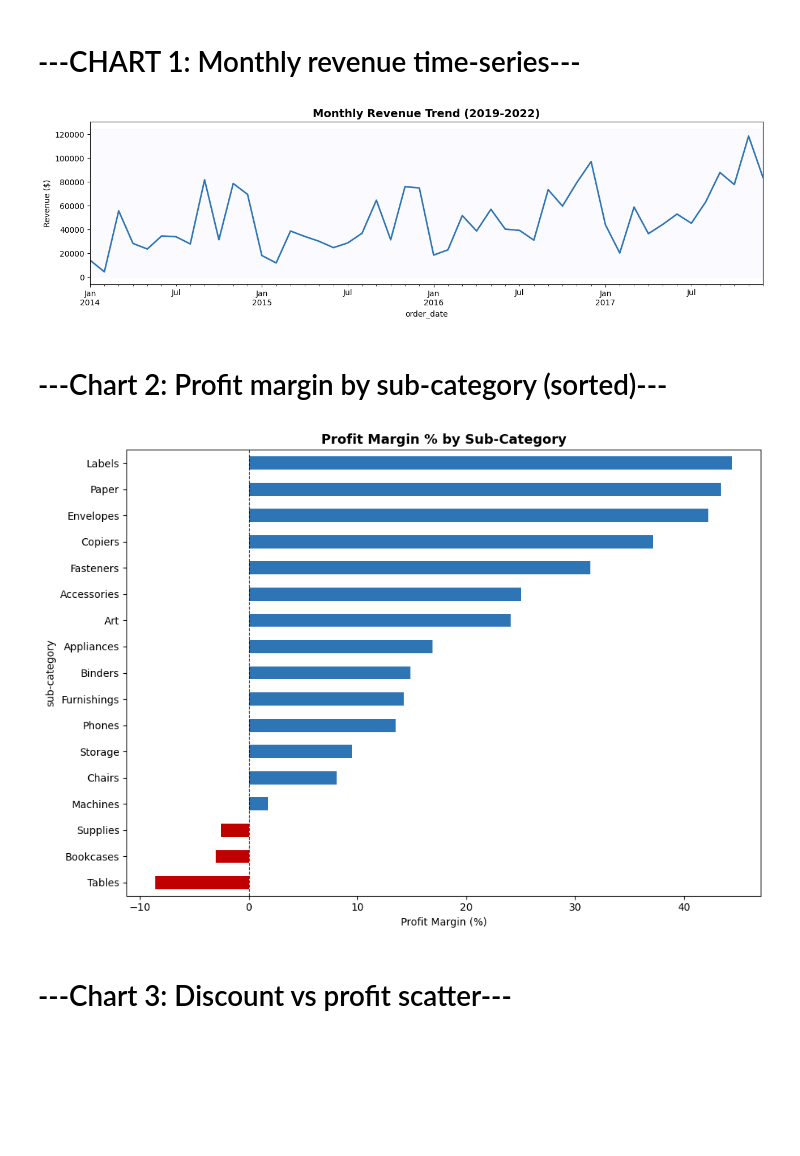
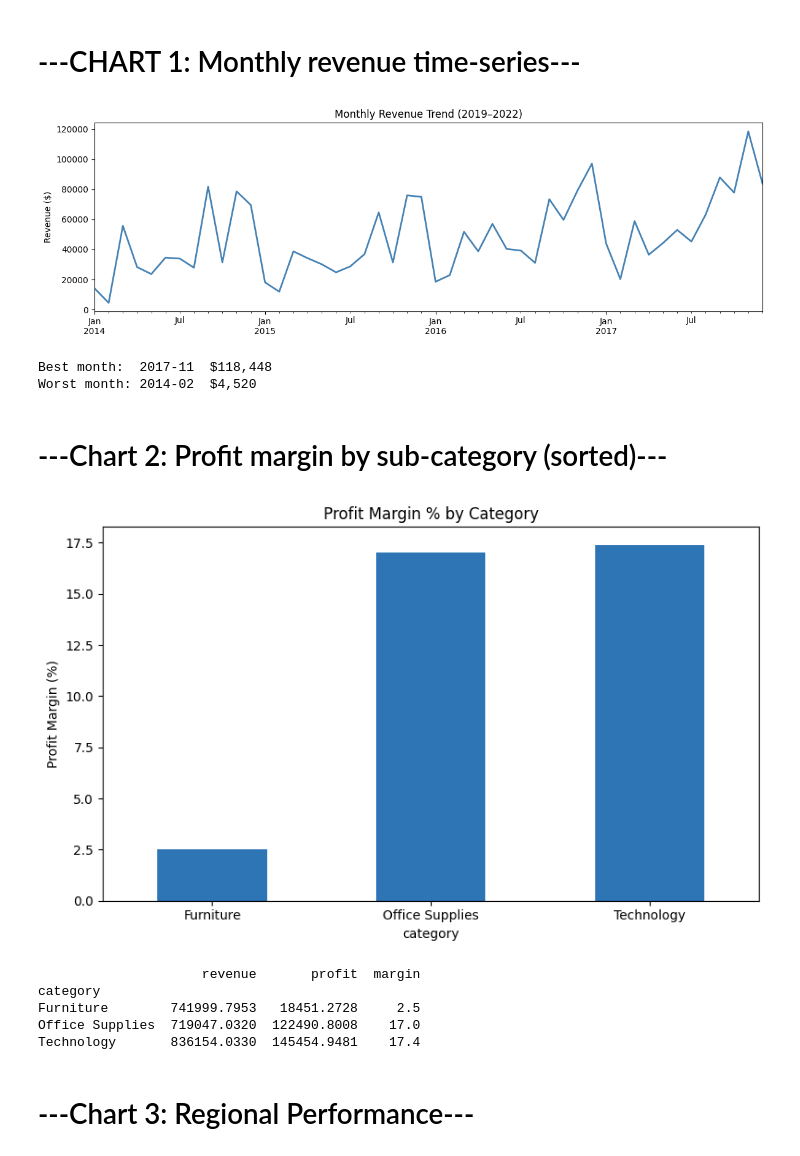
Before and after one commit to KrishLearnsPython/ecommerce-sales-dashboard, a Jupyter notebook: notebooks/01_eda_cleaning.ipynb, the cells around one changed output. Cells and saved outputs as stored; diff of their text form; code cells hidden in the pictures; blank space fills up the shorter version.

```diff
--- a/notebooks/01_eda_cleaning.ipynb
+++ b/notebooks/01_eda_cleaning.ipynb
@@ -2,7 +2,7 @@
 import pandas as pd
 from sqlalchemy import create_engine
 # %%
-df=pd.read_csv('/Users/krishgupta/Data Analyst/ecommerce-sales-dashboard/data/superstore.csv',encoding='latin1')
+df=pd.read_csv('data/superstore.csv',encoding='latin1')
 df.columns=df.columns.str.lower().str.replace(' ','_')
 df['order_date']=pd.to_datetime(df['order_date'])
 df['ship_date']=pd.to_datetime(df['ship_date'])
@@ -51,33 +51,48 @@ Matplotlib is building the font cache; this may take a moment.
 # ---CHART 1: Monthly revenue time-series---
 # %%
 monthly = df.groupby(df['order_date'].dt.to_period('M'))['sales'].sum()
-fig, ax= plt.subplots(figsize=(13,4))
-monthly.plot(ax=ax,color='#2E75B6',linewidth=2)
-ax.set_title('Monthly Revenue Trend (2019-2022)', fontsize=14, fontweight='bold')
-ax.set_ylabel('Revenue ($)')
-ax.axhspan(0, ax.get_ylim()[1], alpha=0.02, color='blue')
+
+plt.figure(figsize=(12, 4))
+monthly.plot(color='steelblue', linewidth=2)
+plt.ylabel('Revenue ($)')
+plt.xlabel('')
+plt.title('Monthly Revenue Trend (2019–2022)')
 plt.tight_layout()
-plt.savefig('/Users/krishgupta/Data Analyst/ecommerce-sales-dashboard/dashboard/screenshots/monthly_trend.png',dpi=150)
+plt.savefig('dashboard/screenshots/chart1_monthly_revenue.png', dpi=150)
 plt.show()
+
+print(f"Best month:  {monthly.idxmax()}  ${monthly.max():,.0f}")
+print(f"Worst month: {monthly.idxmin()}  ${monthly.min():,.0f}")
 # %% [output]
-[figure, old version]
+[figure, new version]
+Best month:  2017-11  $118,448
+Worst month: 2014-02  $4,520
 # %% [markdown]
 # ---Chart 2: Profit margin by sub-category (sorted)---
 # %%
-sub = df.groupby('sub-category').agg(
-    revenue=('sales','sum'), profit=('profit','sum')
-).assign(margin=lambda x: x['profit']/x['revenue']*100).sort_values('margin')
+cat = df.groupby('category').agg(
+    revenue=('sales', 'sum'),
+    profit=('profit', 'sum')
+).assign(margin=lambda x: (x['profit'] / x['revenue'] * 100).round(1))
 
-colors = ['#C00000' if m < 0 else '#2E75B6' for m in sub['margin']]
-sub['margin'].plot(kind='barh', color=colors, figsize=(10, 7))
-plt.axvline(0, color='black', linewidth=0.8, linestyle='--')
-plt.title('Profit Margin % by Sub-Category', fontsize=13, fontweight='bold')
-plt.xlabel('Profit Margin (%)')
+colors = ['#E24B4A' if m < 0 else '#2E75B6' for m in cat['margin']]
+cat['margin'].plot(kind='bar', figsize=(8, 5), color=colors, width=0.5)
+plt.axhline(0, color='black', linewidth=0.8)
+plt.xticks(rotation=0)
+plt.ylabel('Profit Margin (%)')
+plt.title('Profit Margin % by Category')
 plt.tight_layout()
-plt.savefig('/Users/krishgupta/Data Analyst/ecommerce-sales-dashboard/dashboard/screenshots/subcategory_margins.png', dpi=150)
+plt.savefig('dashboard/screenshots/chart2_category_margin.png', dpi=150)
 plt.show()
+
+print(cat[['revenue', 'profit', 'margin']])
 # %% [output]
-[figure, old version]
+[figure, new version]
+                     revenue       profit  margin
+category
+Furniture        741999.7953   18451.2728     2.5
+Office Supplies  719047.0320  122490.8008    17.0
+Technology       836154.0330  145454.9481    17.4
 # %% [markdown]
-# ---Chart 3: Discount vs profit scatter---
+# ---Chart 3: Regional Performance---
 # %%
```
Also changed, not shown: parts of 5 cells of this notebook, 5 other files.
